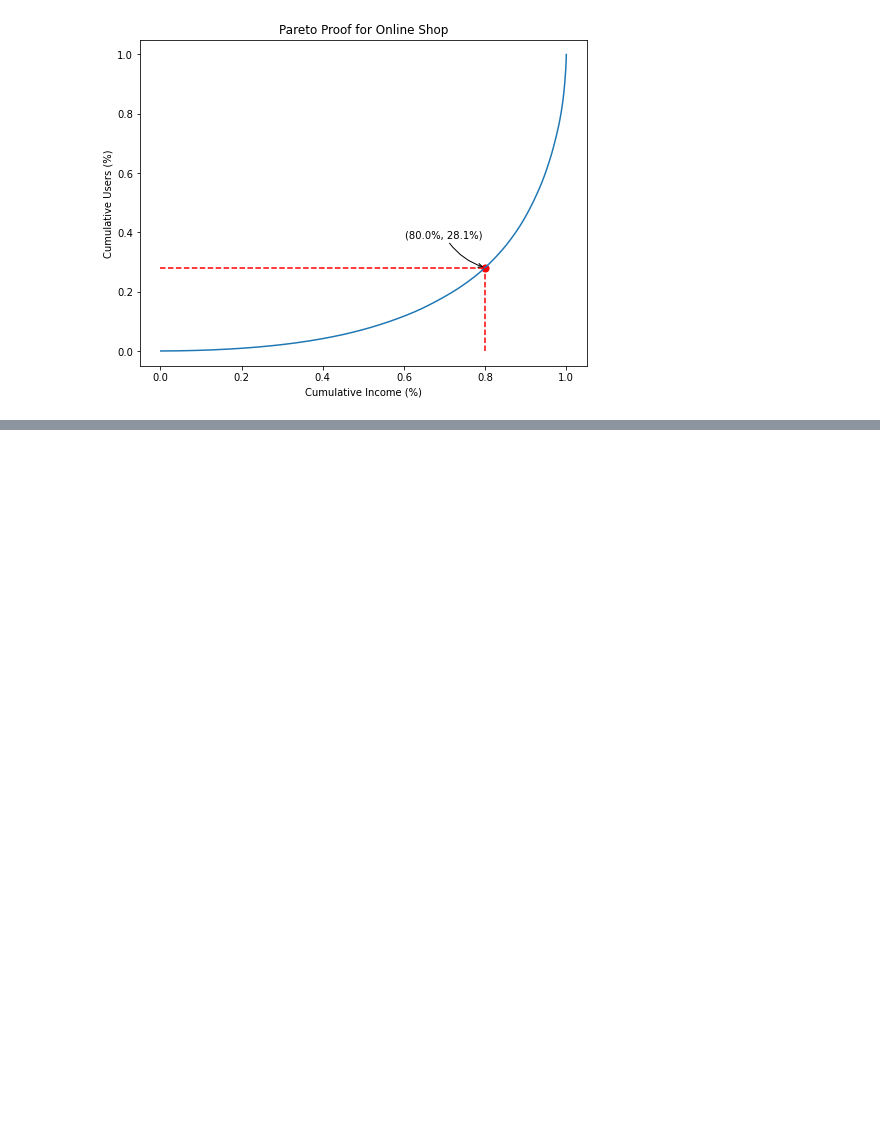
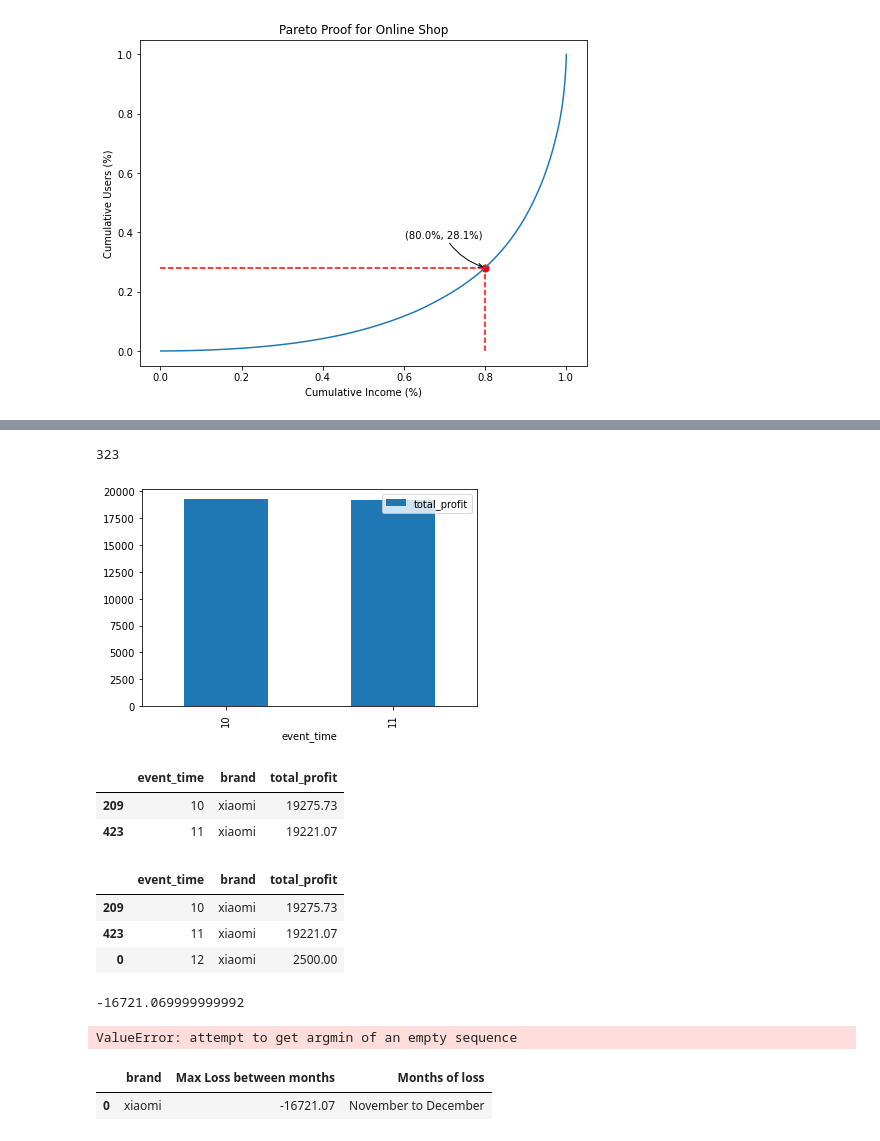
Before and after one commit to ADM-Homework-2/Homework_2, a Jupyter notebook: Main.ipynb, the cells around one changed output, grey strips where cells are left out. Drawn from its saved outputs; the diff is of its cells as text; code cells hidden in the pictures; blank space fills up the shorter version.

```diff
--- a/Main.ipynb
+++ b/Main.ipynb
@@ -567,0 +588,2 @@ Running data_set: data/2019-Nov.csv
+# %%
+chunk_purchase['event_time'] = chunk_purchase.event_time.dt.month
@@ -567,0 +596,2 @@ Running data_set: data/2019-Nov.csv
+# %%
+chunk_purchase.drop(columns=['event_type'], inplace=True)
@@ -567,0 +603,3 @@ Running data_set: data/2019-Nov.csv
+# %%
+chunk_purchase = chunk_purchase.groupby(['event_time', 'brand']).price.sum().reset_index(
+                name='total_profit').set_index(['event_time', 'brand'])
@@ -567,0 +623,2 @@ Running data_set: data/2019-Nov.csv
+# %%
+chunk_purchase.reset_index(inplace=True)
@@ -567,0 +643,11 @@ Running data_set: data/2019-Nov.csv
+# %%
+len(brands_set)
+# %% [output]
+323
+# %%
+import matplotlib.pyplot as plt
+g = chunk_purchase[chunk_purchase['brand'] == 'xiaomi']
+g.plot(x='event_time', y='total_profit', kind='bar')
+plt.show()
+# %% [output]
+[figure, added]
@@ -567,0 +656,6 @@ Running data_set: data/2019-Nov.csv
+# %%
+x
+# %% [output]
+|  | event_time | brand | total_profit |
+| 209 | 10 | xiaomi | 19275.73 |
+| 423 | 11 | xiaomi | 19221.07 |
@@ -567,0 +666,16 @@ Running data_set: data/2019-Nov.csv
+# %%
+x
+# %% [output]
+|  | event_time | brand | total_profit |
+| 209 | 10 | xiaomi | 19275.73 |
+| 423 | 11 | xiaomi | 19221.07 |
+| 0 | 12 | xiaomi | 2500.00 |
+# %%
+import numpy as np
+np.min(np.diff(np.array(x.total_profit)))
+# %% [output]
+-16721.069999999992
+# %%
+np.argmin(np.diff(np.array([400])))
+# %% [output]
+ValueError: attempt to get argmin of an empty sequence
@@ -567,0 +702,5 @@ Running data_set: data/2019-Nov.csv
+# %%
+final_data_set
+# %% [output]
+|  | brand | Max Loss between months | Months of loss |
+| 0 | xiaomi | -16721.07 | November to December |
```
Also changed, not shown: parts of 13 cells of this notebook, 1 other file.
